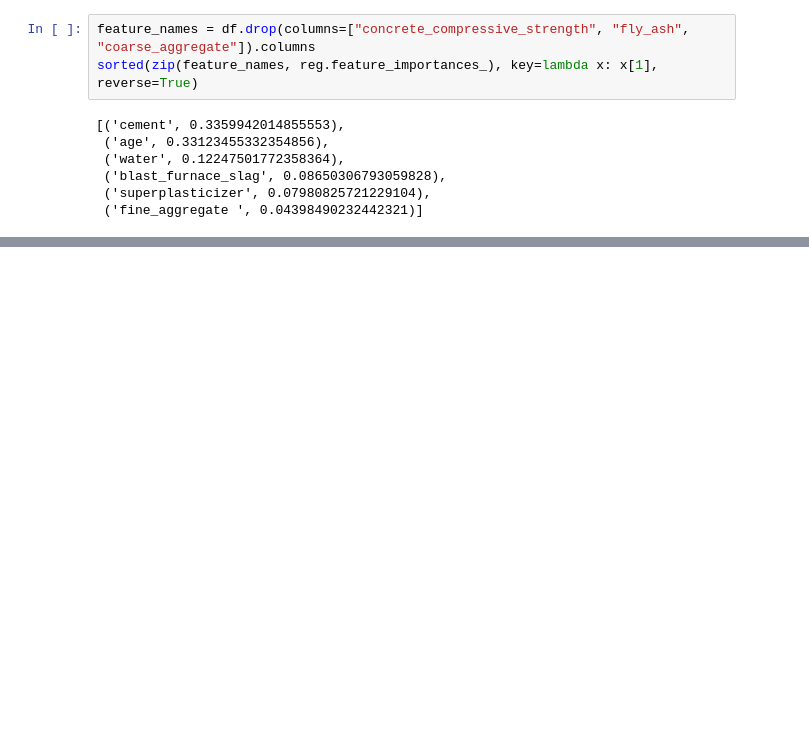
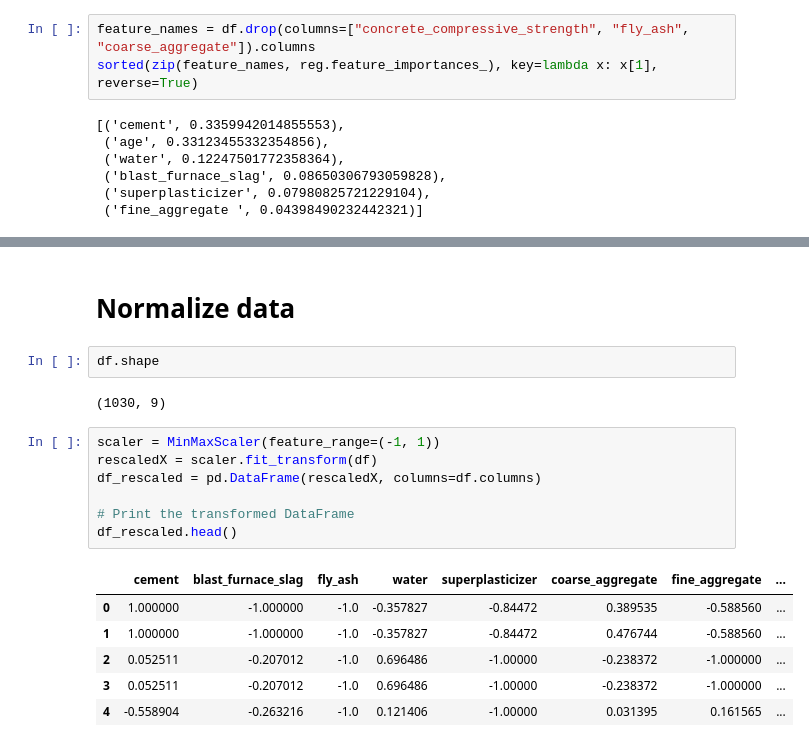
Before and after one commit to fran-scala/QuHack4IA_VQNN-track, a Jupyter notebook: datapreprocessing/datapreprocessing.ipynb, the cells around one changed output, grey strips where cells are left out. Drawn from its saved outputs; the diff is of its cells as text; blank space fills up the shorter version.

```diff
--- a/datapreprocessing/datapreprocessing.ipynb
+++ b/datapreprocessing/datapreprocessing.ipynb
@@ -153,0 +224,20 @@ sorted(zip(feature_names, reg.feature_importances_), key=lambda x: x[1], reverse
+# %% [markdown]
+# Normalize data
+# %%
+df.shape
+# %% [output]
+(1030, 9)
+# %%
+scaler = MinMaxScaler(feature_range=(-1, 1))
+rescaledX = scaler.fit_transform(df)
+df_rescaled = pd.DataFrame(rescaledX, columns=df.columns)
+
+# Print the transformed DataFrame
+df_rescaled.head()
+# %% [output]
+|  | cement | blast_furnace_slag | fly_ash | water | superplasticizer | coarse_aggregate | fine_aggregate | ... |
+| 0 | 1.000000 | -1.000000 | -1.0 | -0.357827 | -0.84472 | 0.389535 | -0.588560 | ... |
+| 1 | 1.000000 | -1.000000 | -1.0 | -0.357827 | -0.84472 | 0.476744 | -0.588560 | ... |
+| 2 | 0.052511 | -0.207012 | -1.0 | 0.696486 | -1.00000 | -0.238372 | -1.000000 | ... |
+| 3 | 0.052511 | -0.207012 | -1.0 | 0.696486 | -1.00000 | -0.238372 | -1.000000 | ... |
+| 4 | -0.558904 | -0.263216 | -1.0 | 0.121406 | -1.00000 | 0.031395 | 0.161565 | ... |
```
Also changed, not shown: parts of 10 cells of this notebook.
